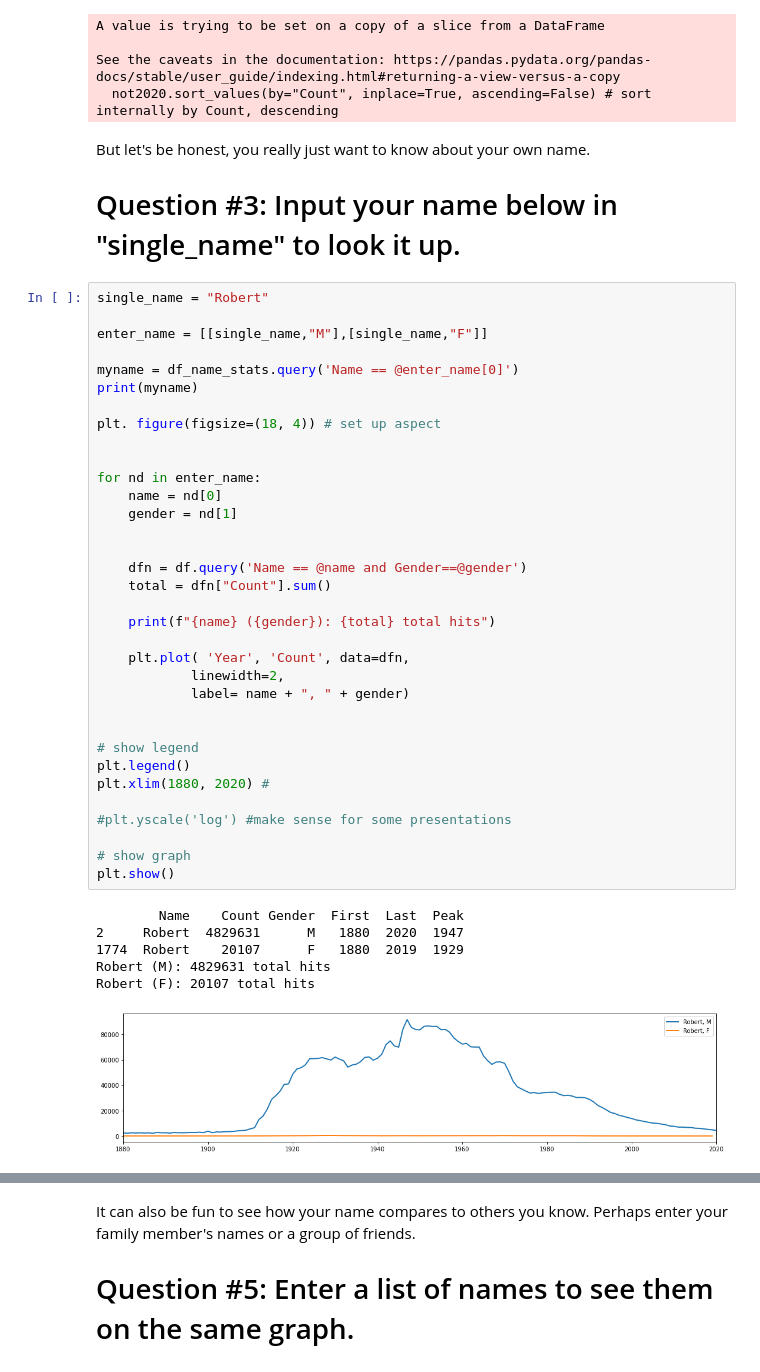
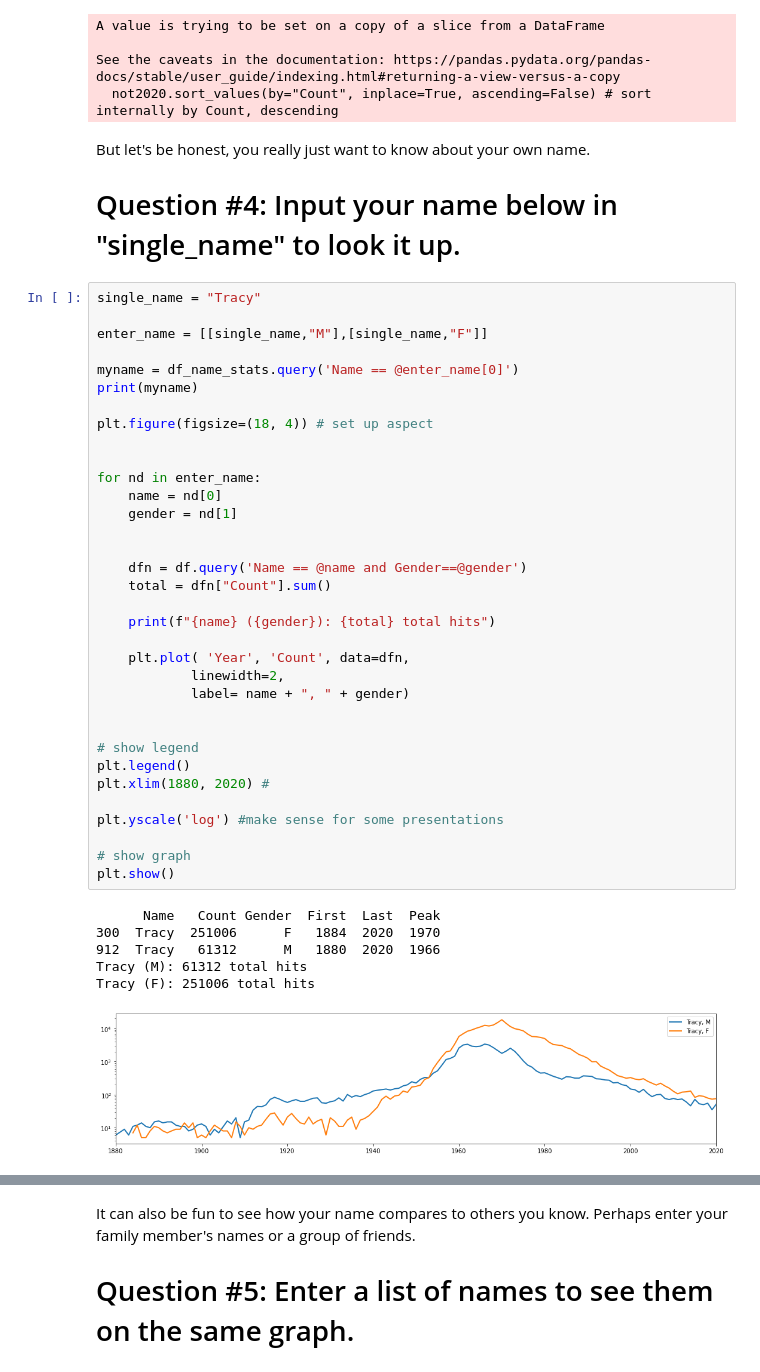
Before and after one commit to timputt/HCI584-Putt-Project-Name-Research, a Jupyter notebook: research_names.ipynb, the cells around one changed output, grey strips where cells are left out. Cells and saved outputs as stored; diff of their text form.

```diff
--- a/research_names.ipynb
+++ b/research_names.ipynb
@@ -187,47 +186,47 @@ See the caveats in the documentation: https://pandas.pydata.org/pandas-docs/stab
   not2020.sort_values(by="Count", inplace=True, ascending=False) # sort internally by Count, descending
 # %% [markdown]
 But let's be honest, you really just want to know about your own name.
-# Question #3: Input your name below in "single_name" to look it up.
+# Question #4: Input your name below in "single_name" to look it up.
 # %%
-single_name = "Robert"
+single_name = "Tracy"
 
 enter_name = [[single_name,"M"],[single_name,"F"]]
 
 myname = df_name_stats.query('Name == @enter_name[0]')
 print(myname)
 
-plt. figure(figsize=(18, 4)) # set up aspect
+plt.figure(figsize=(18, 4)) # set up aspect
 
 
 for nd in enter_name:
     name = nd[0]
     gender = nd[1]
 
 
     dfn = df.query('Name == @name and Gender==@gender')
     total = dfn["Count"].sum()
 
     print(f"{name} ({gender}): {total} total hits")
 
     plt.plot( 'Year', 'Count', data=dfn,
             linewidth=2,
             label= name + ", " + gender)
 
 
 # show legend
 plt.legend()
 plt.xlim(1880, 2020) #
 
-#plt.yscale('log') #make sense for some presentations
+plt.yscale('log') #make sense for some presentations
 
 # show graph
 plt.show()
 # %% [output]
-        Name    Count Gender  First  Last  Peak
-2     Robert  4829631      M   1880  2020  1947
-1774  Robert    20107      F   1880  2019  1929
-Robert (M): 4829631 total hits
-Robert (F): 20107 total hits
+      Name   Count Gender  First  Last  Peak
+300  Tracy  251006      F   1884  2020  1970
+912  Tracy   61312      M   1880  2020  1966
+Tracy (M): 61312 total hits
+Tracy (F): 251006 total hits
-[figure, old version]
+[figure, new version]
 # %% [markdown]
 It's possible that a name appears to drop in utilization, while at the same time maintains a percentage of utilization.
```
Also changed, not shown: parts of 6 cells of this notebook.
